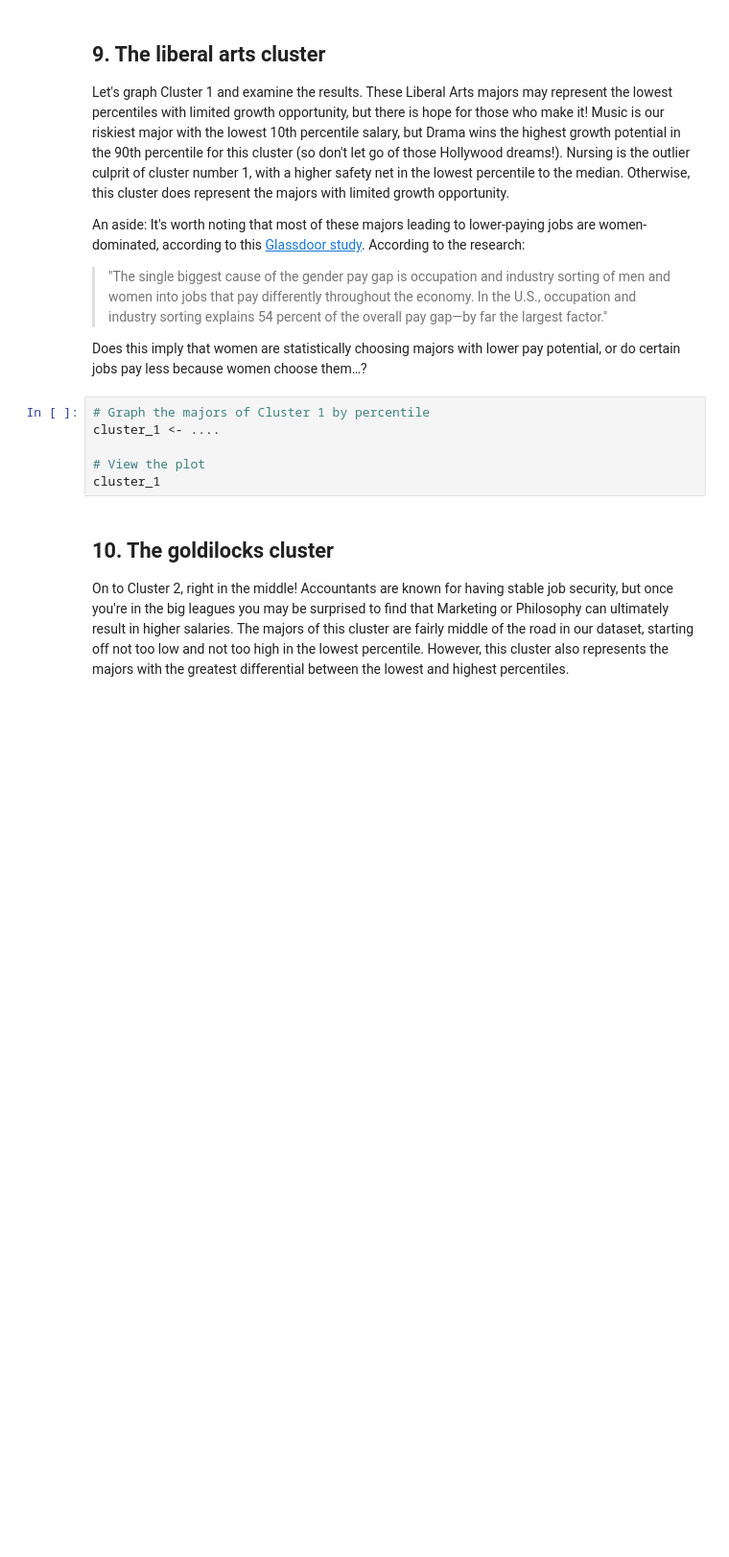
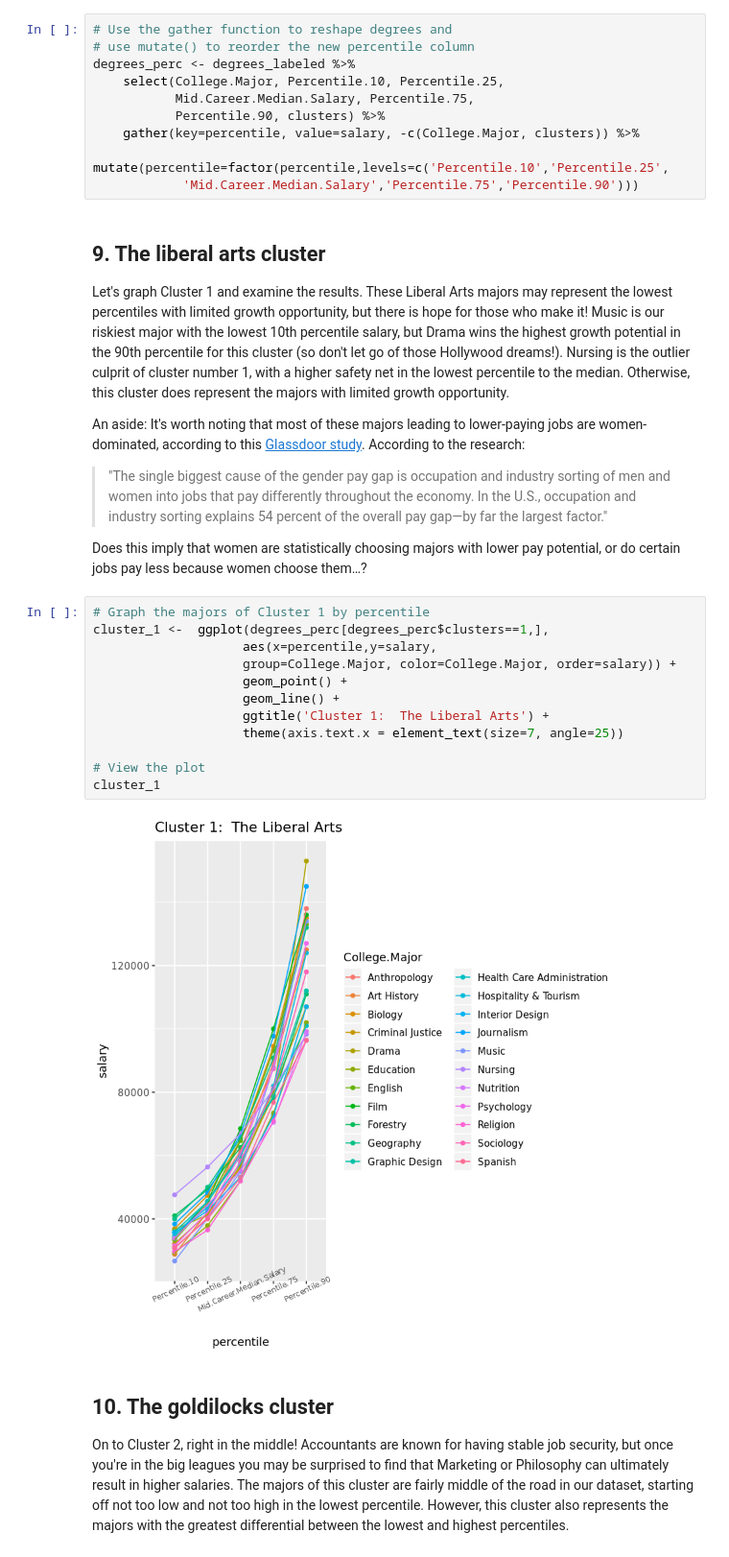
Before and after one commit to tainguyen103/DegreesThatPayBack, a Jupyter notebook: notebook.ipynb, the cells around one changed output. Shown at 96% size. Cells and saved outputs as stored; diff of their text form; blank space fills up the shorter version.

```diff
--- a/notebook.ipynb
+++ b/notebook.ipynb
@@ -161,3 +163,13 @@ degrees_perc <- degrees_labeled %>%
+# %%
+# Use the gather function to reshape degrees and
+# use mutate() to reorder the new percentile column
+degrees_perc <- degrees_labeled %>%
+    select(College.Major, Percentile.10, Percentile.25,
+           Mid.Career.Median.Salary, Percentile.75,
+           Percentile.90, clusters) %>%
+    gather(key=percentile, value=salary, -c(College.Major, clusters)) %>%
+    mutate(percentile=factor(percentile,levels=c('Percentile.10','Percentile.25',
+            'Mid.Career.Median.Salary','Percentile.75','Percentile.90')))
 # %% [markdown]
 ## 9. The liberal arts cluster
 <p>Let's graph Cluster 1 and examine the results. These Liberal Arts majors may represent the lowest percentiles with limited growth opportunity, but there is hope for those who make it! Music is our riskiest major with the lowest 10th percentile salary, but Drama wins the highest growth potential in the 90th percentile for this cluster (so don't let go of those Hollywood dreams!). Nursing is the outlier culprit of cluster number 1, with a higher safety net in the lowest percentile to the median. Otherwise, this cluster does represent the majors with limited growth opportunity.</p>
@@ -166,12 +178,20 @@ degrees_perc <- degrees_labeled %>%
   <p>"The single biggest cause of the gender pay gap is occupation and industry sorting of men and women into jobs that pay differently throughout the economy. In the U.S., occupation and industry sorting explains 54 percent of the overall pay gap—by far the largest factor." </p>
 </blockquote>
 <p>Does this imply that women are statistically choosing majors with lower pay potential, or do certain jobs pay less because women choose them…?</p>
-# %%
-# Graph the majors of Cluster 1 by percentile
-cluster_1 <- ....
-
-# View the plot
-cluster_1
+# %%
+# Graph the majors of Cluster 1 by percentile
+cluster_1 <-  ggplot(degrees_perc[degrees_perc$clusters==1,],
+                    aes(x=percentile,y=salary,
+                    group=College.Major, color=College.Major, order=salary)) +
+                    geom_point() +
+                    geom_line() +
+                    ggtitle('Cluster 1:  The Liberal Arts') +
+                    theme(axis.text.x = element_text(size=7, angle=25))
+
+# View the plot
+cluster_1
+# %% [output]
+[figure, added]
 # %% [markdown]
 ## 10. The goldilocks cluster
 <p>On to Cluster 2, right in the middle! Accountants are known for having stable job security, but once you're in the big leagues you may be surprised to find that Marketing or Philosophy can ultimately result in higher salaries. The majors of this cluster are fairly middle of the road in our dataset, starting off not too low and not too high in the lowest percentile. However, this cluster also represents the majors with the greatest differential between the lowest and highest percentiles.</p>
```
Also changed, not shown: parts of 10 cells of this notebook.
